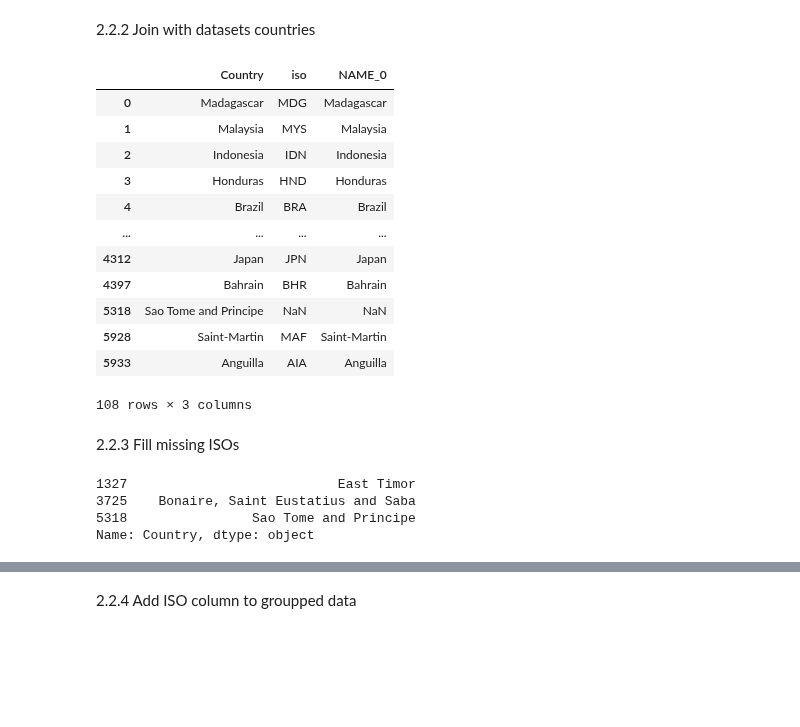
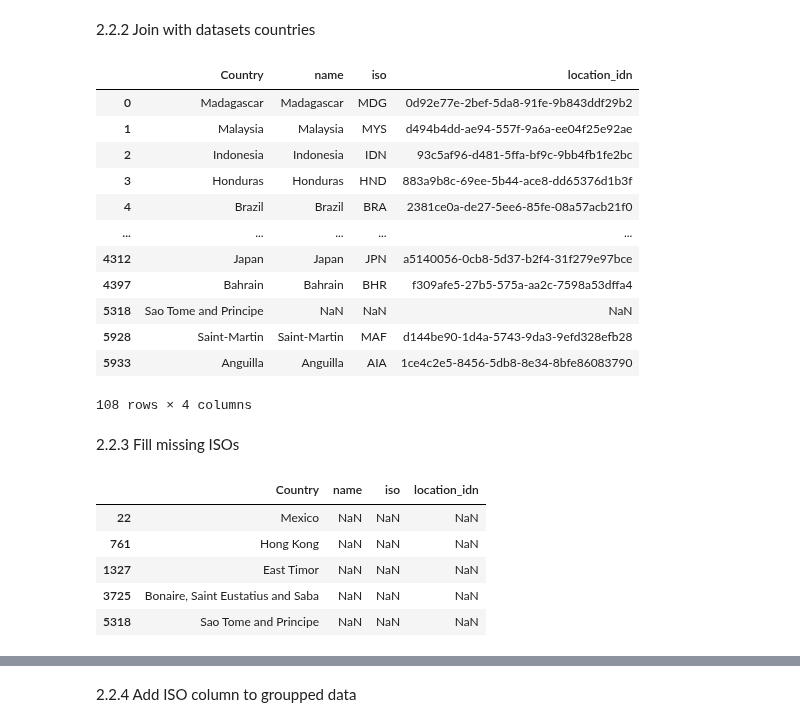
Before and after one commit to Vizzuality/mangrove-atlas, a Jupyter notebook: data/notebooks/Lab/data_processing/widgets-v2/Typology_widget_data.ipynb, the cells around one changed output, grey strips where cells are left out. Cells and saved outputs as stored; diff of their text form; code cells hidden in the pictures; blank space fills up the shorter version.

Commit message:
first part of location updates

```diff
--- a/data/notebooks/Lab/data_processing/widgets-v2/Typology_widget_data.ipynb
+++ b/data/notebooks/Lab/data_processing/widgets-v2/Typology_widget_data.ipynb
@@ -23,7 +23,7 @@ import fiona
 # %% [markdown]
 ### 1.1 Typology dataset
 # %%
-gdb_file ='../../../data/Typology_and_Restoration_Potential/Data/MOW_Global_Mangrove_Restoration_20190411.gdb'
+gdb_file ='../../../../data/Typology_and_Restoration_Potential/Data/MOW_Global_Mangrove_Restoration_20190411.gdb'
 layers = fiona.listlayers(gdb_file)
 layer0 = gpd.read_file(gdb_file, driver='FileGDB', layer=1)
 layer0.head()
@@ -108,0 +76,5 @@ locations.head()
+# %%
+locations_file = 'https://storage.googleapis.com/mangrove_atlas/boundaries/processed/location_final/locations_v3_not_merged_with_old.gpkg'
+locations = gpd.read_file(locations_file)
+locations = locations[locations['type'] == 'country']
+locations.head()
@@ -178,30 +170,32 @@ country_codes.head()
 # %% [markdown]
 2.2.2 Join with datasets countries
 # %%
-cc = pd.merge(layer0['Country'], country_codes, left_on='Country', right_on='NAME_0', how = 'left')
+cc = pd.merge(layer0['Country'], locations[['name', 'iso', 'location_idn']], left_on='Country', right_on='name', how = 'left')
 cc.drop_duplicates(inplace=True)
 cc
 # %% [output]
-|  | Country | iso | NAME_0 |
-| 0 | Madagascar | MDG | Madagascar |
-| 1 | Malaysia | MYS | Malaysia |
-| 2 | Indonesia | IDN | Indonesia |
-| 3 | Honduras | HND | Honduras |
-| 4 | Brazil | BRA | Brazil |
-| ... | ... | ... | ... |
-| 4312 | Japan | JPN | Japan |
-| 4397 | Bahrain | BHR | Bahrain |
-| 5318 | Sao Tome and Principe | NaN | NaN |
-| 5928 | Saint-Martin | MAF | Saint-Martin |
-| 5933 | Anguilla | AIA | Anguilla |
+|  | Country | name | iso | location_idn |
+| 0 | Madagascar | Madagascar | MDG | 0d92e77e-2bef-5da8-91fe-9b843ddf29b2 |
+| 1 | Malaysia | Malaysia | MYS | d494b4dd-ae94-557f-9a6a-ee04f25e92ae |
+| 2 | Indonesia | Indonesia | IDN | 93c5af96-d481-5ffa-bf9c-9bb4fb1fe2bc |
+| 3 | Honduras | Honduras | HND | 883a9b8c-69ee-5b44-ace8-dd65376d1b3f |
+| 4 | Brazil | Brazil | BRA | 2381ce0a-de27-5ee6-85fe-08a57acb21f0 |
+| ... | ... | ... | ... | ... |
+| 4312 | Japan | Japan | JPN | a5140056-0cb8-5d37-b2f4-31f279e97bce |
+| 4397 | Bahrain | Bahrain | BHR | f309afe5-27b5-575a-aa2c-7598a53dffa4 |
+| 5318 | Sao Tome and Principe | NaN | NaN | NaN |
+| 5928 | Saint-Martin | Saint-Martin | MAF | d144be90-1d4a-5743-9da3-9efd328efb28 |
+| 5933 | Anguilla | Anguilla | AIA | 1ce4c2e5-8456-5db8-8e34-8bfe86083790 |
-108 rows × 3 columns
+108 rows × 4 columns
 # %% [markdown]
 2.2.3 Fill missing ISOs
 # %%
-cc[cc['iso'].isnull()]['Country']
+cc[cc['iso'].isnull()]
 # %% [output]
-1327                           East Timor
-3725    Bonaire, Saint Eustatius and Saba
-5318                Sao Tome and Principe
-Name: Country, dtype: object
+|  | Country | name | iso | location_idn |
+| 22 | Mexico | NaN | NaN | NaN |
+| 761 | Hong Kong | NaN | NaN | NaN |
+| 1327 | East Timor | NaN | NaN | NaN |
+| 3725 | Bonaire, Saint Eustatius and Saba | NaN | NaN | NaN |
+| 5318 | Sao Tome and Principe | NaN | NaN | NaN |
 # %%
```
Also changed, not shown: parts of 13 cells of this notebook, 4 other files.
